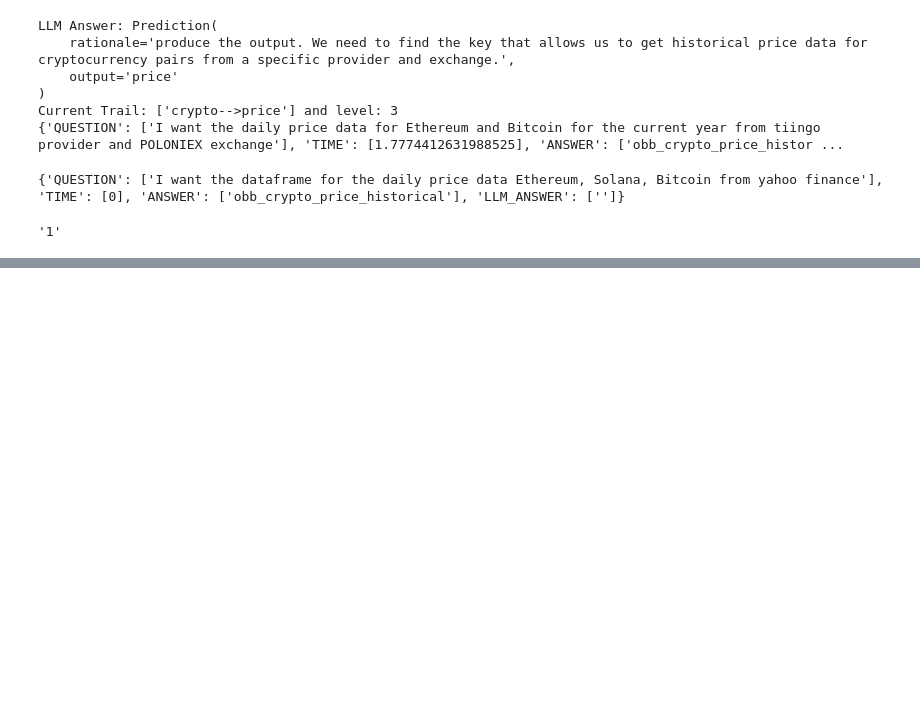
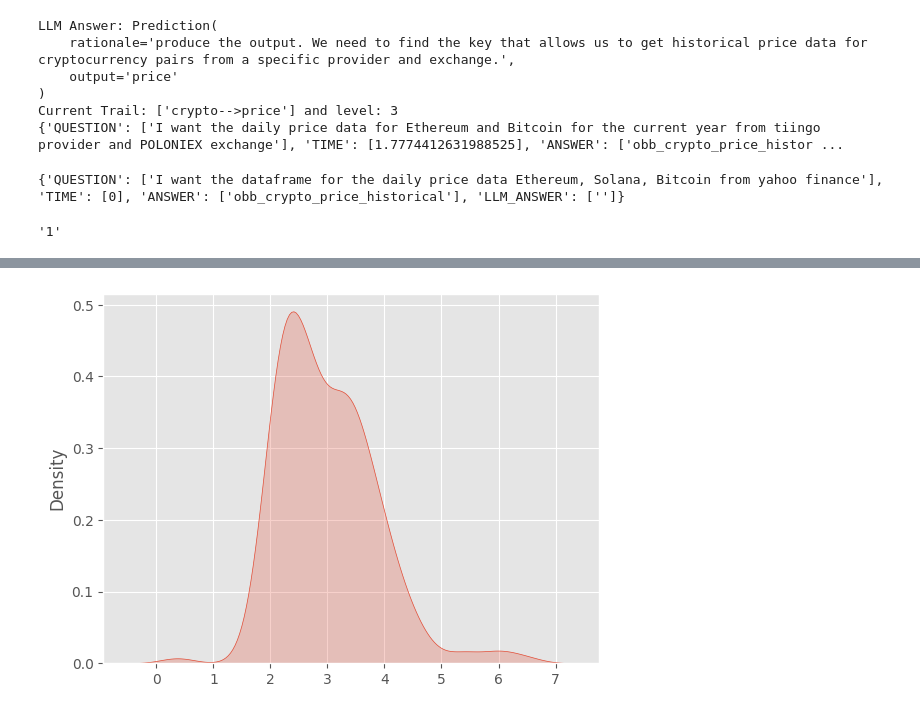
Before and after one commit to Athe-kunal/openbb-agent, a Jupyter notebook: Testing.ipynb, the cells around one changed output, grey strips where cells are left out. Saved outputs shown, nothing was run; the diff lists cells and outputs as text; code cells hidden in the pictures; blank space fills up the shorter version.

```diff
--- a/Testing.ipynb
+++ b/Testing.ipynb
@@ -222,0 +280,26 @@ Current Trail: ['crypto-->price'] and level: 3
+# %%
+import pandas as pd
+
+results_df = pd.read_csv("hierarchical_answers.csv")
+# %%
+import matplotlib as plt
+import seaborn as sns
+
+plt.style.use('ggplot')
+
+times = list(results_df['TIME'].values)
+times = [t for t in times if t!=0.0]
+# %%
+time_list = []
+for time in results_df['TIME'].values:
+    if time=='0':
+        continue
+    else:
+        try:
+            time_list.append(float(time))
+        except:
+            continue
+# %%
+sns.kdeplot(time_list, fill=True);
+# %% [output]
+[figure, added]
```
Also changed, not shown: parts of 11 cells of this notebook, 5 other files.
